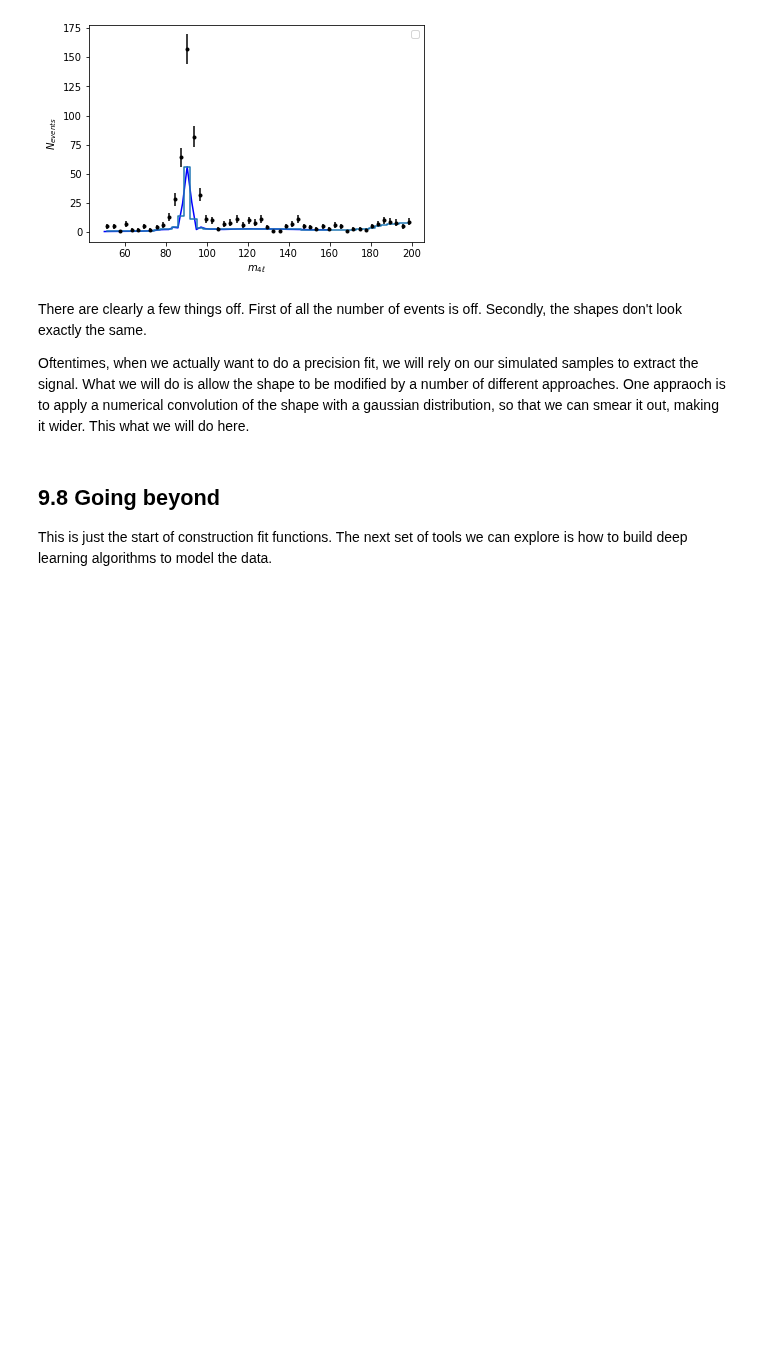
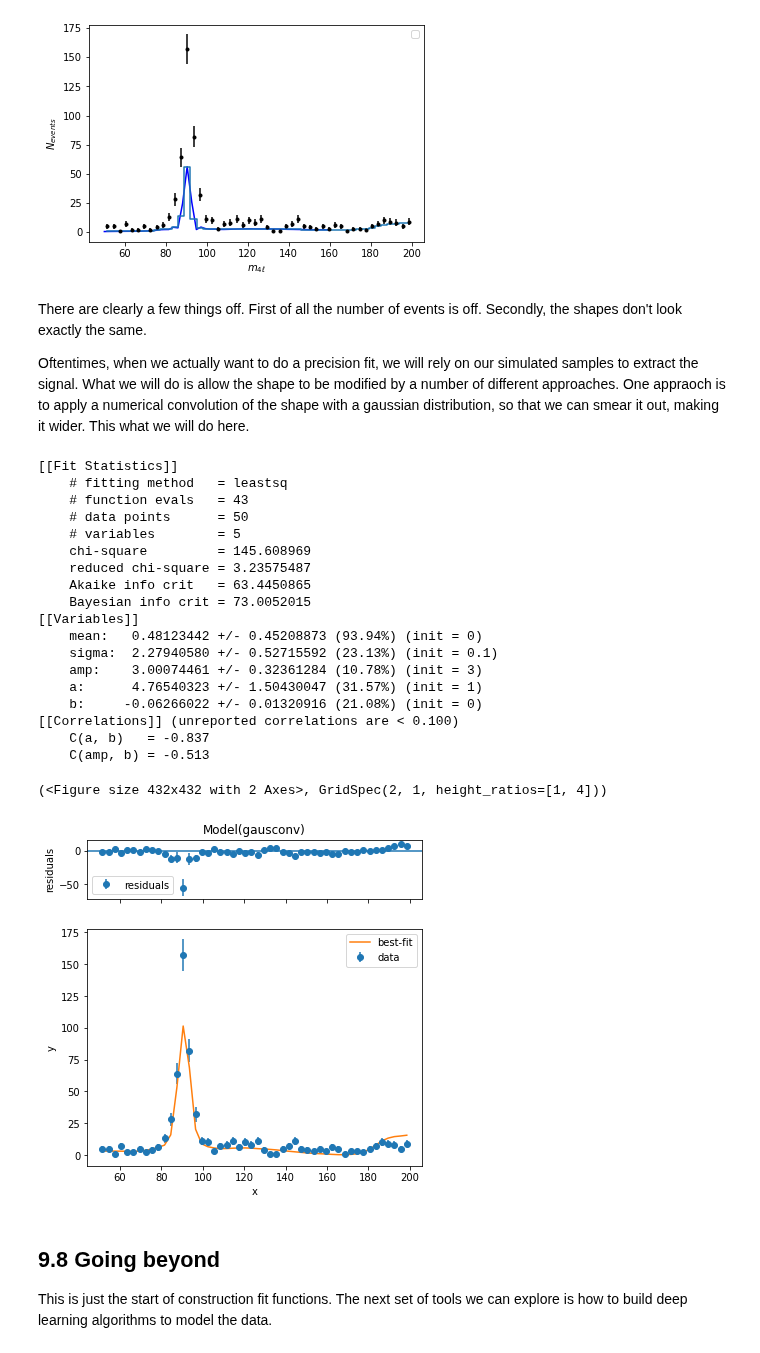
Before and after one commit to MIT-8s50/course, a Jupyter notebook: Lecture9/Lecture09_v1.ipynb, the cells around one changed output. Cells and saved outputs as stored; diff of their text form; code cells hidden in the pictures; blank space fills up the shorter version.

```diff
--- a/Lecture9/Lecture09_v1.ipynb
+++ b/Lecture9/Lecture09_v1.ipynb
@@ -888,6 +888,50 @@ No handles with labels found to put in legend.
 There are clearly a few things off. First of all the number of events is off. Secondly, the shapes don't look exactly the same.
 
 Oftentimes, when we actually want to do a precision fit, we will rely on our simulated samples to extract the signal. What we will do is allow the shape to be modified by a number of different approaches. One appraoch is to apply a numerical convolution of the shape with a gaussian distribution, so that we can smear it out, making it wider. This what we will do here.
+# %%
+#spline convolve by hand
+def splineconvolvegaus(x,mean,sigma,iMin=-15,iMax=15,iN=500):
+    step=float((iMax-iMin))/float(iN)
+    pInt=0
+    for i0 in range(iN):
+            pX   = i0*step+iMin
+            pVal = interpolate.splev(x-pX,tck)*gaussian(pX,mean,sigma)
+            pInt += pVal*step
+    return pInt
+
+def gausconv(x,mean,sigma,amp,a,b):
+    val=splineconvolvegaus(x,mean,sigma)*amp
+    val=a + b*x + val
+    return val
+
+model  = lmfit.Model(gausconv)
+p = model.make_params(mean=0,sigma=1.0,amp=3.0,a=1,b=0)
+p["sigma"].value=0.1
+#p["sigma"].vary=False
+result = model.fit(data=y_data,params=p,x=x,weights=weights)
+lmfit.report_fit(result)
+result.plot()
+# %% [output]
+[[Fit Statistics]]
+    # fitting method   = leastsq
+    # function evals   = 43
+    # data points      = 50
+    # variables        = 5
+    chi-square         = 145.608969
+    reduced chi-square = 3.23575487
+    Akaike info crit   = 63.4450865
+    Bayesian info crit = 73.0052015
+[[Variables]]
+    mean:   0.48123442 +/- 0.45208873 (93.94%) (init = 0)
+    sigma:  2.27940580 +/- 0.52715592 (23.13%) (init = 0.1)
+    amp:    3.00074461 +/- 0.32361284 (10.78%) (init = 3)
+    a:      4.76540323 +/- 1.50430047 (31.57%) (init = 1)
+    b:     -0.06266022 +/- 0.01320916 (21.08%) (init = 0)
+[[Correlations]] (unreported correlations are < 0.100)
+    C(a, b)   = -0.837
+    C(amp, b) = -0.513
+(<Figure size 432x432 with 2 Axes>, GridSpec(2, 1, height_ratios=[1, 4]))
+[figure, added]
 # %%
 def splineconvolvegaus(tck,f2,x,mean,sigma,iMin=-15,iMax=15,iN=500):
     step=float((iMax-iMin))/float(iN)
```
Also changed, not shown: 3 other files.
